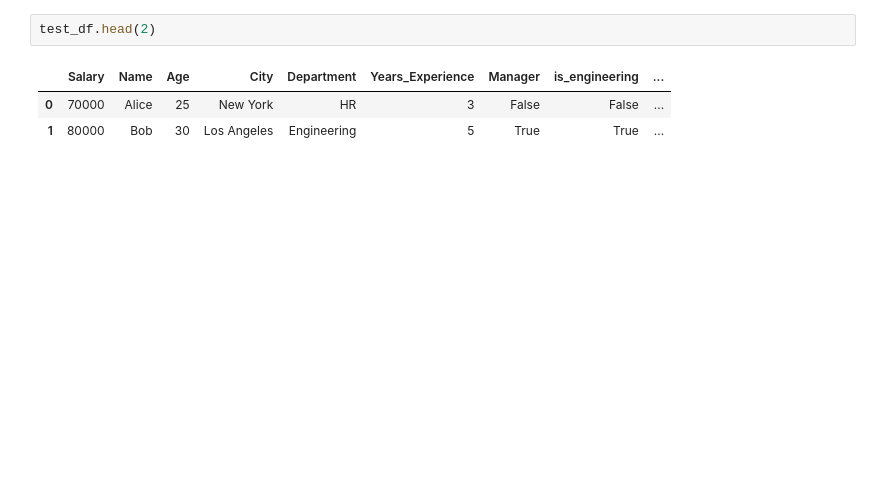
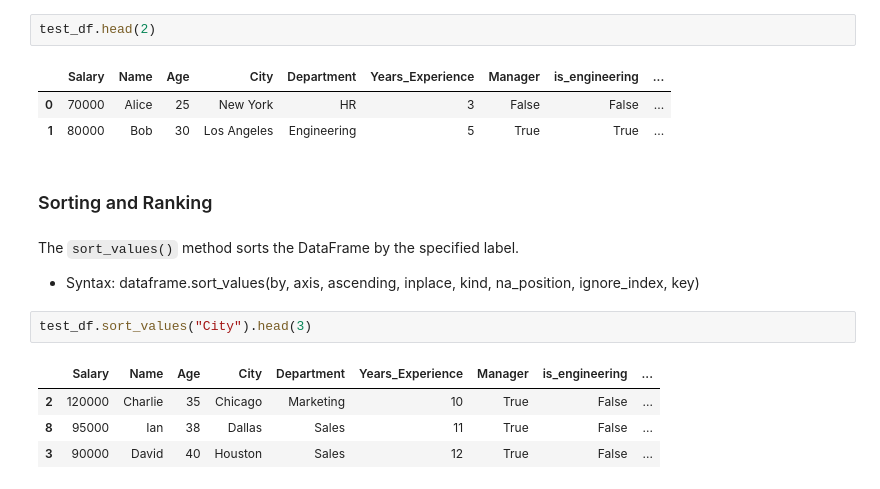
Before and after one commit to MuhammetYorulmaz/pandas_tutorial, a Jupyter notebook: notebooks/pandas_tutorial.ipynb, the cells around one changed output. Drawn from its saved outputs; the diff is of its cells as text; blank space fills up the shorter version.

Commit message:
added Data Operations functions

```diff
--- a/notebooks/pandas_tutorial.ipynb
+++ b/notebooks/pandas_tutorial.ipynb
@@ -881,3 +880,16 @@ test_df.head(2)
 |  | Salary | Name | Age | City | Department | Years_Experience | Manager | is_engineering | ... |
 | 0 | 70000 | Alice | 25 | New York | HR | 3 | False | False | ... |
 | 1 | 80000 | Bob | 30 | Los Angeles | Engineering | 5 | True | True | ... |
+# %% [markdown]
+### Sorting and Ranking <a id='5.3'></a>
+# %% [markdown]
+The `sort_values()` method sorts the DataFrame by the specified label.
+
+* Syntax: dataframe.sort_values(by, axis, ascending, inplace, kind, na_position, ignore_index, key)
+# %%
+test_df.sort_values("City").head(3)
+# %% [output]
+|  | Salary | Name | Age | City | Department | Years_Experience | Manager | is_engineering | ... |
+| 2 | 120000 | Charlie | 35 | Chicago | Marketing | 10 | True | False | ... |
+| 8 | 95000 | Ian | 38 | Dallas | Sales | 11 | True | False | ... |
+| 3 | 90000 | David | 40 | Houston | Sales | 12 | True | False | ... |
```
Also changed, not shown: parts of 27 cells of this notebook.
